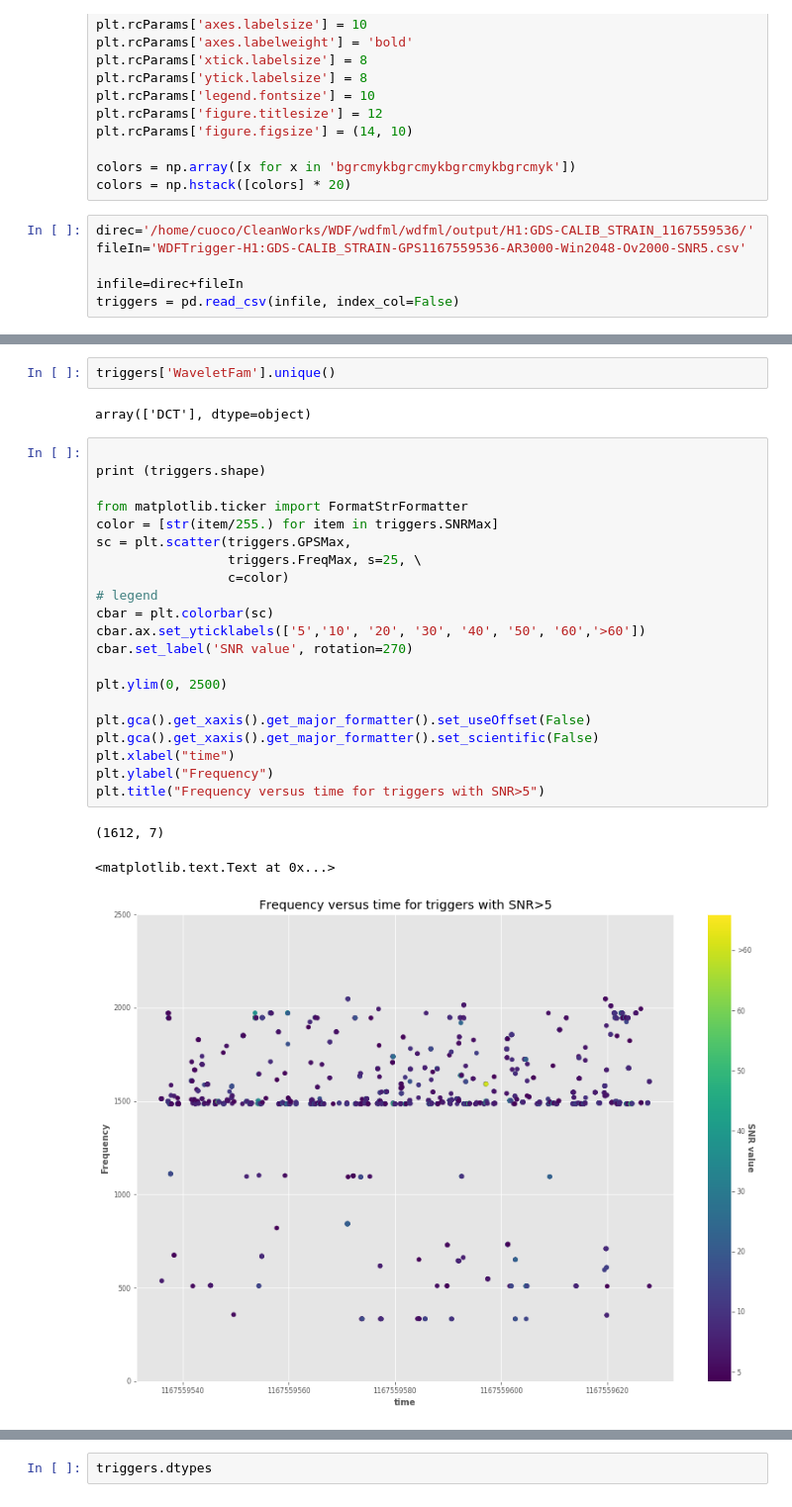
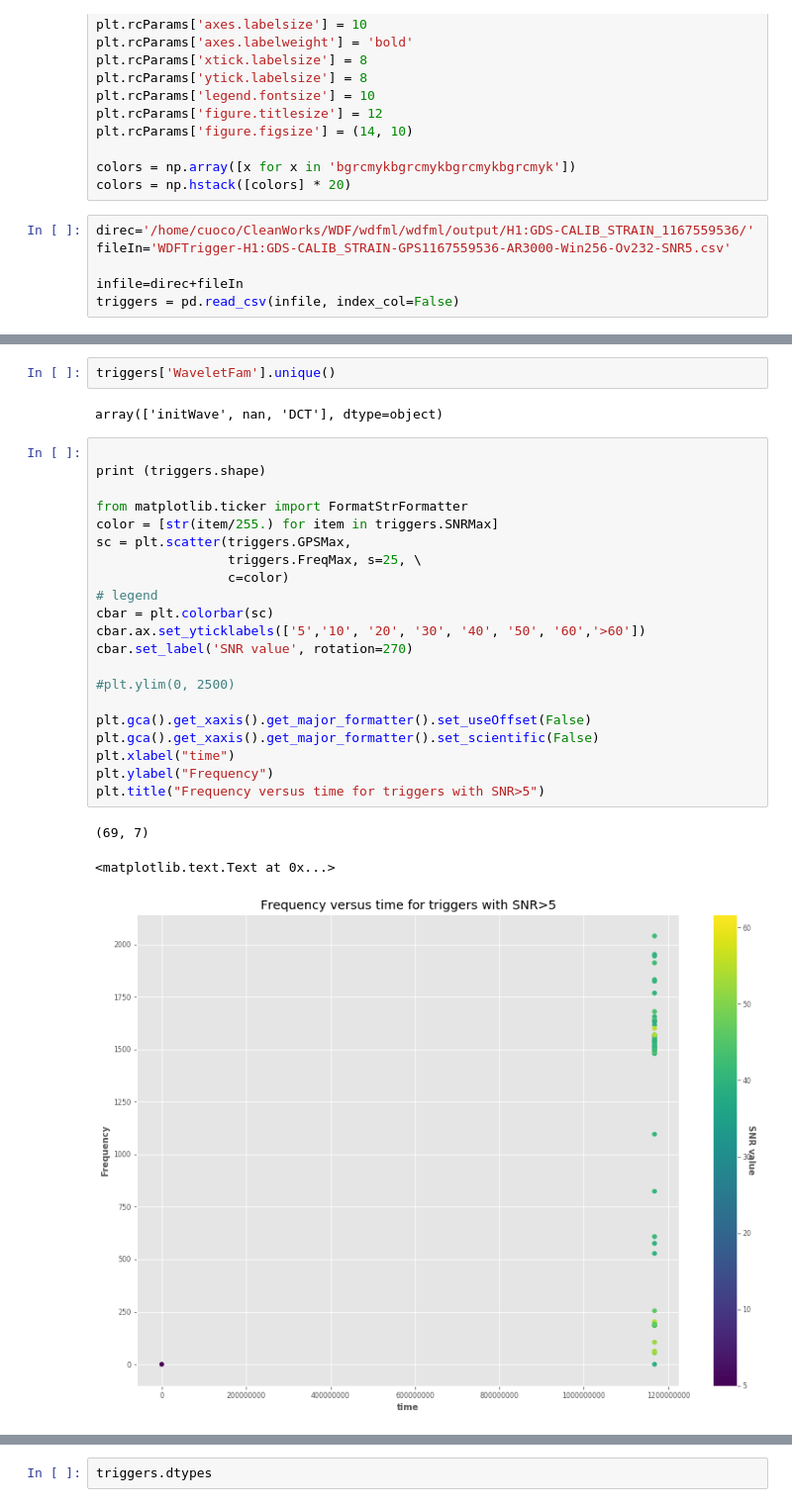
Before and after one commit to elenacuoco/wdfml, a Jupyter notebook: examples/ClassWDFML.ipynb, the cells around one changed output, grey strips where cells are left out. Shown at 99% size. Drawn from its saved outputs; the diff is of its cells as text.

```diff
--- a/examples/ClassWDFML.ipynb
+++ b/examples/ClassWDFML.ipynb
@@ -22,7 +22,7 @@ colors = np.array([x for x in 'bgrcmykbgrcmykbgrcmykbgrcmyk'])
 colors = np.hstack([colors] * 20)
 # %%
 direc='/home/cuoco/CleanWorks/WDF/wdfml/wdfml/output/H1:GDS-CALIB_STRAIN_1167559536/'
-fileIn='WDFTrigger-H1:GDS-CALIB_STRAIN-GPS1167559536-AR3000-Win2048-Ov2000-SNR5.csv'
+fileIn='WDFTrigger-H1:GDS-CALIB_STRAIN-GPS1167559536-AR3000-Win256-Ov232-SNR5.csv'
 
 infile=direc+fileIn
 triggers = pd.read_csv(infile, index_col=False)
@@ -43,32 +43,32 @@ triggers.head(10)
 # %%
 triggers['WaveletFam'].unique()
 # %% [output]
-array(['DCT'], dtype=object)
+array(['initWave', nan, 'DCT'], dtype=object)
 # %%
 
 print (triggers.shape)
 
 from matplotlib.ticker import FormatStrFormatter
 color = [str(item/255.) for item in triggers.SNRMax]
 sc = plt.scatter(triggers.GPSMax,
                  triggers.FreqMax, s=25, \
                  c=color)
 # legend
 cbar = plt.colorbar(sc)
 cbar.ax.set_yticklabels(['5','10', '20', '30', '40', '50', '60','>60'])
 cbar.set_label('SNR value', rotation=270)
 
-plt.ylim(0, 2500)
+#plt.ylim(0, 2500)
 
 plt.gca().get_xaxis().get_major_formatter().set_useOffset(False)
 plt.gca().get_xaxis().get_major_formatter().set_scientific(False)
 plt.xlabel("time")
 plt.ylabel("Frequency")
 plt.title("Frequency versus time for triggers with SNR>5")
 # %% [output]
-(1612, 7)
+(69, 7)
 <matplotlib.text.Text at 0x...>
-[figure, old version]
+[figure, new version]
 # %%
 color = [str(item/255.) for item in triggers.FreqMax]
 sc = plt.scatter(triggers.GPSMax,
```
Also changed, not shown: parts of 6 cells of this notebook, 1 other file.
